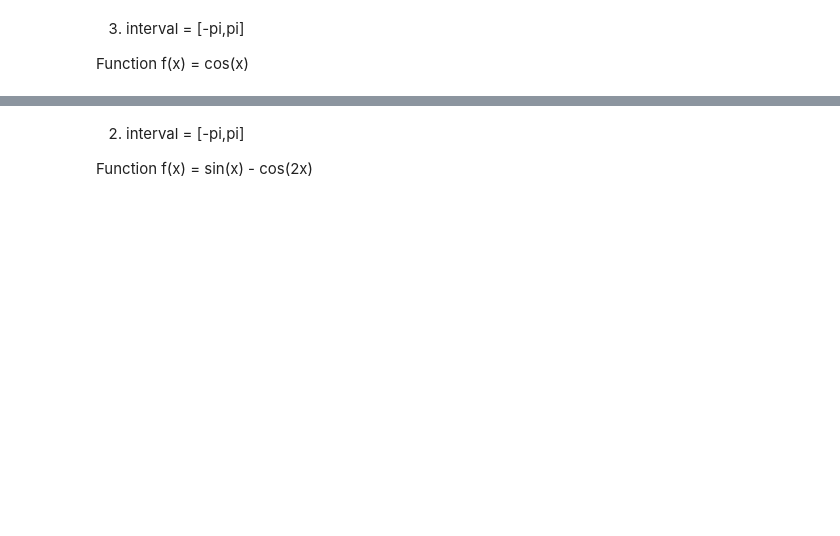
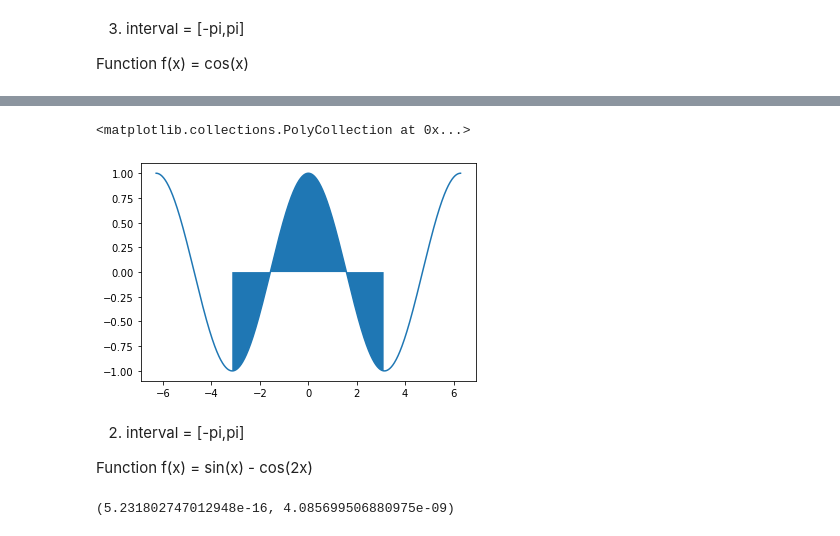
Before and after one commit to sardorick/strive_practice, a Jupyter notebook: 13. Gradients and Integrals/Gradient Descent and Integrals.ipynb, the cells around one changed output, grey strips where cells are left out. Cells and saved outputs as stored; diff of their text form; code cells hidden in the pictures; blank space fills up the shorter version.

```diff
--- a/13. Gradients and Integrals/Gradient Descent and Integrals.ipynb
+++ b/13. Gradients and Integrals/Gradient Descent and Integrals.ipynb
@@ -117,4 +206,21 @@ Function f(x) = cos(x)
+# %%
+x = np.linspace(-2*np.pi, 2*np.pi, 1000)
+section = np.arange(a, b, 1/20)
+plt.plot(x, cos_ratio(x))
+plt.fill_between(section, cos_ratio(section))
+# %% [output]
+<matplotlib.collections.PolyCollection at 0x...>
+[figure, added]
 # %% [markdown]
 2. interval = \[-pi,pi\]
 
 Function f(x) = sin(x) - cos(2x)
+# %%
+a, b = [-np.pi, np.pi]
+
+def sin_cos_function(x):
+    return np.sin(x) - np.cos(2*x)
+
+integrate.quad(sin_cos_function, a, b)
+# %% [output]
+(5.231802747012948e-16, 4.085699506880975e-09)
```
Also changed, not shown: parts of 12 cells of this notebook.
